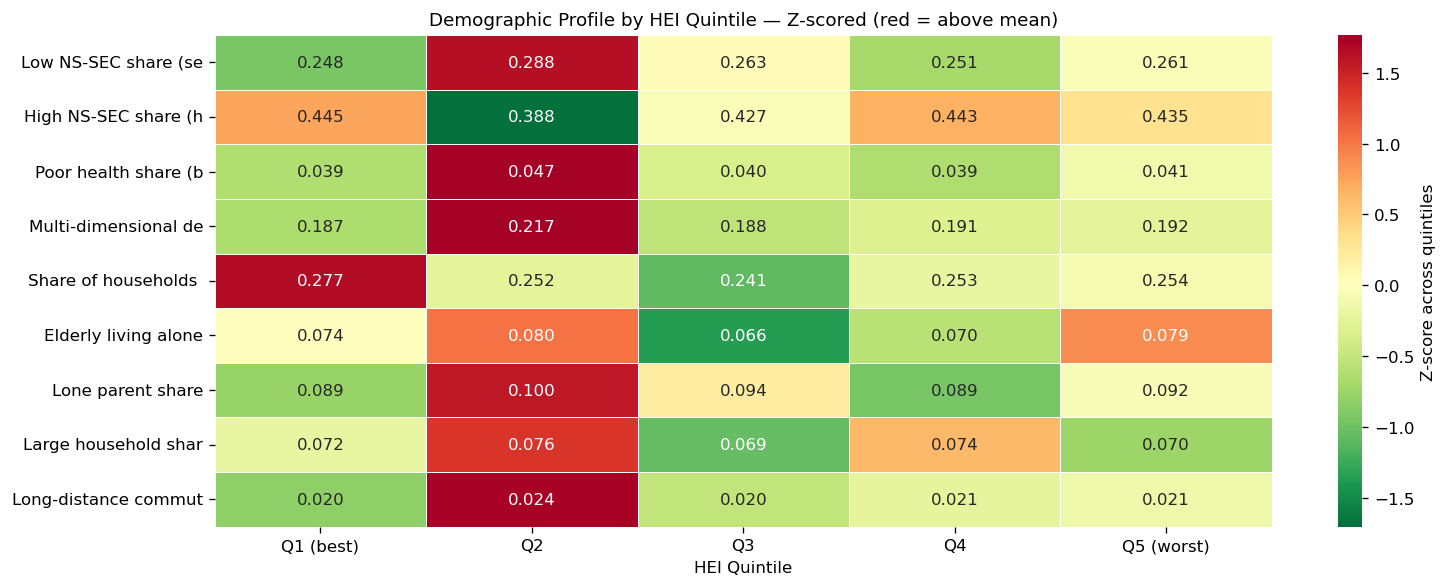
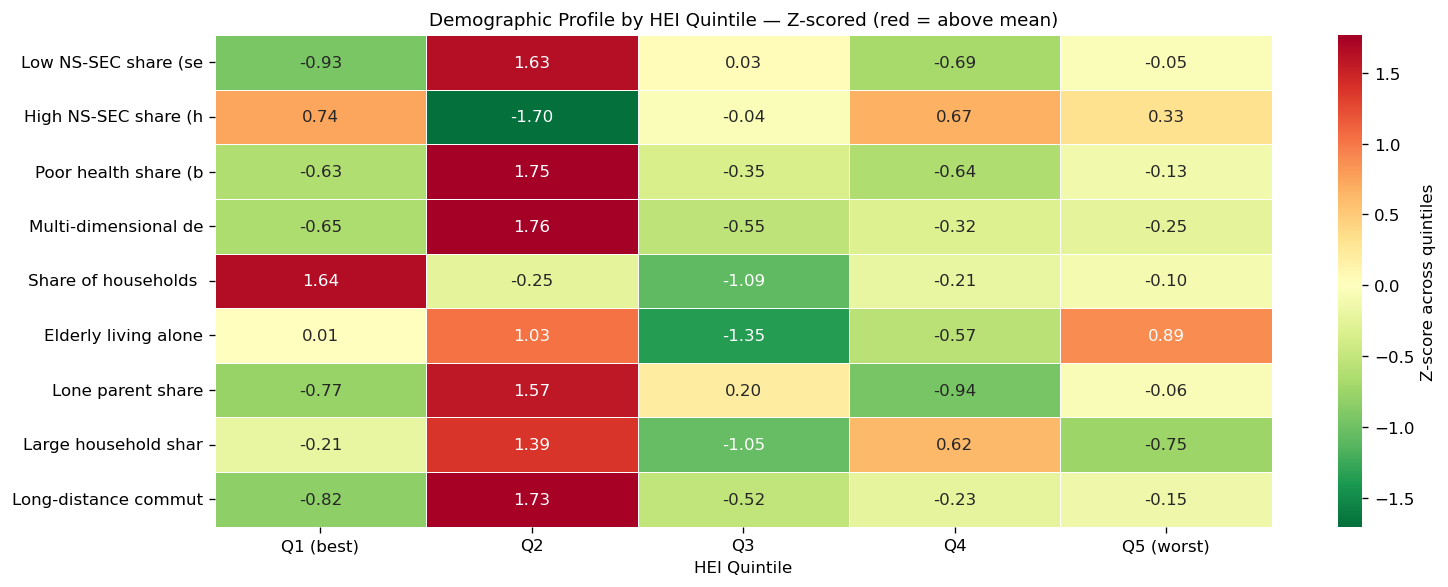
The notebook cell's code change between the first figure and the second:
--- before
+++ after
@@ -7,5 +7,5 @@
 
 fig, ax = plt.subplots(figsize=(13, 5))
-sns.heatmap(pivot_z.T, annot=pivot_means.T.round(3), fmt='.3f',
+sns.heatmap(pivot_z.T, annot=pivot_z.T.round(2), fmt='.2f',
             cmap='RdYlGn_r', center=0, ax=ax,
             linewidths=0.5, cbar_kws={'label': 'Z-score across quintiles'})

Commit: 04: change k=4 to k=5; 05: fix Mixed_N cluster label with Hungarian assignment